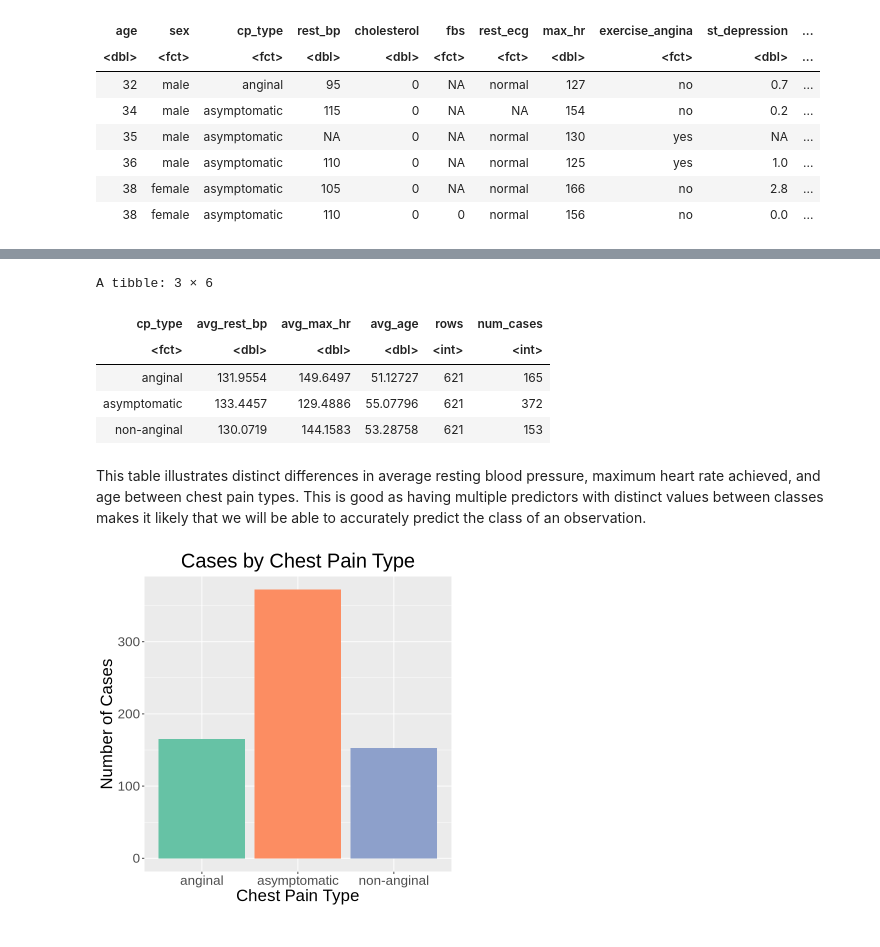
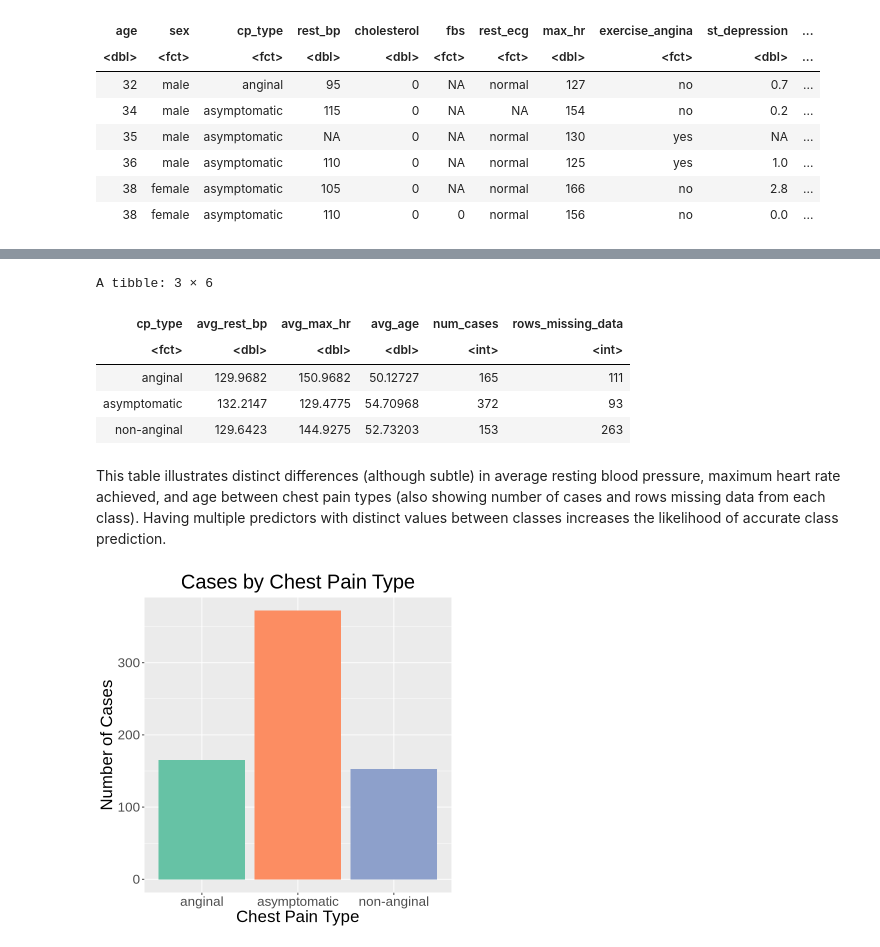
Before and after one commit to aaelbaz/DSCI-100-Group-Project, a Jupyter notebook: group_project_proposal.ipynb, the cells around one changed output, grey strips where cells are left out. Drawn from its saved outputs; the diff is of its cells as text; code cells hidden in the pictures.

Commit message:
Fixed rows_missing_data, corrected any errors (typos etc.), added finishing touches.

```diff
--- a/group_project_proposal.ipynb
+++ b/group_project_proposal.ipynb
@@ -106,22 +106,22 @@ A tibble: 6 × 15
 # %%
-num_cases_tbl <- count(heart_disease_train, cp_type, name = "num_cases")
+anginal_rows_missing_data <- sum(!complete.cases(filter(heart_disease_train, cp_type == "anginal")))
+non_anginal_rows_missing_data <- sum(!complete.cases(filter(heart_disease_train, cp_type == "non-anginal")))
+asymptomatic_rows_missing_data <- sum(!complete.cases(filter(heart_disease_train, cp_type == "asymptomatic")))
 
 cp_type_summarize <- heart_disease_train |> group_by(cp_type) |>
-                        summarize(avg_rest_bp = mean(rest_bp, na.rm = TRUE), avg_max_hr = mean(max_hr, na.rm = TRUE),
-                                  avg_age = mean(age, na.rm = TRUE), rows = sum(!complete.cases(heart_disease_data)))
-                                                                            #how to only look at rows missing data from the current group??
+                        summarize(avg_rest_bp = mean(rest_bp, na.rm = TRUE), avg_max_hr = mean(max_hr, na.rm = TRUE), avg_age = mean(age, na.rm = TRUE), num_cases = n()) |>
+                        bind_cols(tibble(rows_missing_data = c(anginal_rows_missing_data, non_anginal_rows_missing_data, asymptomatic_rows_missing_data)))
 
-cp_type_full_summary <- bind_cols(cp_type_summarize, select(num_cases_tbl, num_cases))
-cp_type_full_summary
+cp_type_summarize
 # %% [output]
 A tibble: 3 × 6
-| cp_type | avg_rest_bp | avg_max_hr | avg_age | rows | num_cases |
+| cp_type | avg_rest_bp | avg_max_hr | avg_age | num_cases | rows_missing_data |
 | <fct> | <dbl> | <dbl> | <dbl> | <int> | <int> |
-| anginal | 131.9554 | 149.6497 | 51.12727 | 621 | 165 |
-| asymptomatic | 133.4457 | 129.4886 | 55.07796 | 621 | 372 |
-| non-anginal | 130.0719 | 144.1583 | 53.28758 | 621 | 153 |
+| anginal | 129.9682 | 150.9682 | 50.12727 | 165 | 111 |
+| asymptomatic | 132.2147 | 129.4775 | 54.70968 | 372 | 93 |
+| non-anginal | 129.6423 | 144.9275 | 52.73203 | 153 | 263 |
 # %% [markdown]
-This table illustrates distinct differences in average resting blood pressure, maximum heart rate achieved, and age between chest pain types. This is good as having multiple predictors with distinct values between classes makes it likely that we will be able to accurately predict the class of an observation.
+This table illustrates distinct differences (although subtle) in average resting blood pressure, maximum heart rate achieved, and age between chest pain types (also showing number of cases and rows missing data from each class). Having multiple predictors with distinct values between classes increases the likelihood of accurate class prediction.
 # %%
 options(repr.plot.width = 6, repr.plot.height= 6)
 
```
Also changed, not shown: parts of 12 cells of this notebook.
